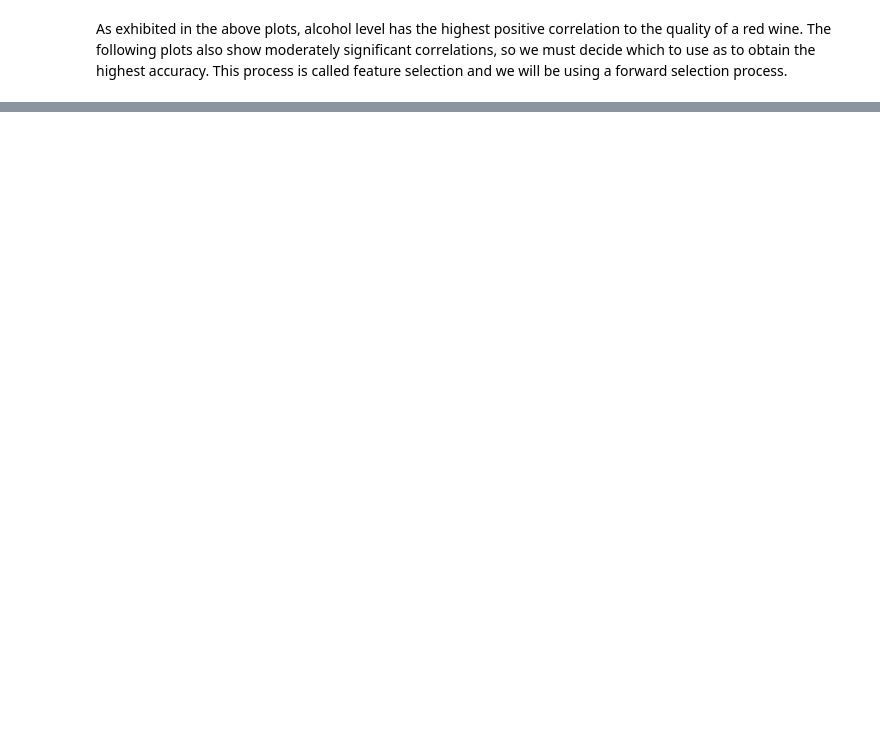
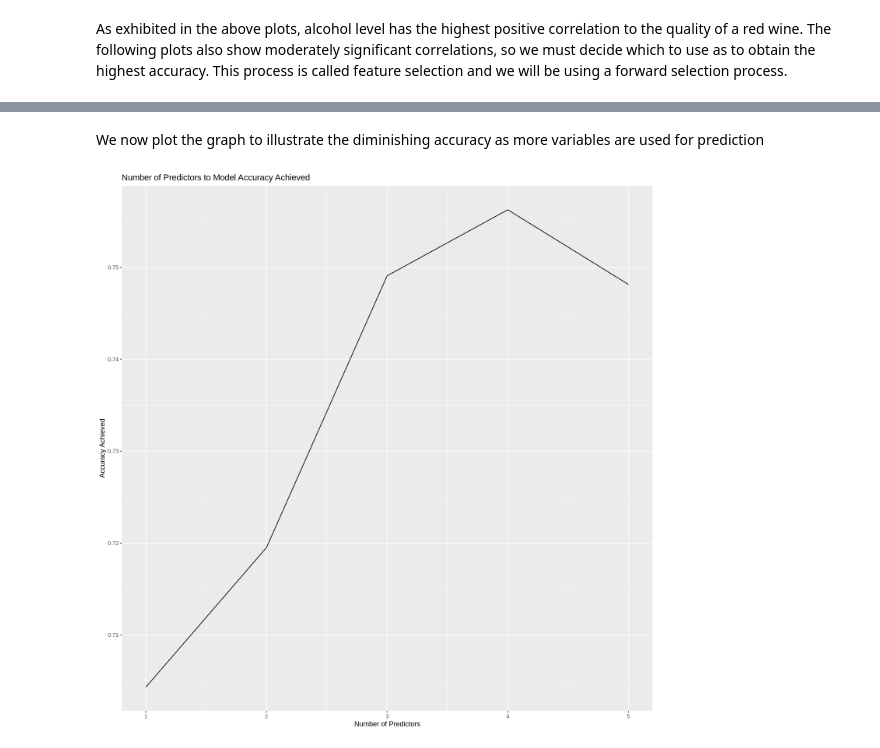
Before and after one commit to toluam/ds_group12_project, a Jupyter notebook: final_report.ipynb, the cells around one changed output, grey strips where cells are left out. Saved outputs shown, nothing was run; the diff lists cells and outputs as text; code cells hidden in the pictures; blank space fills up the shorter version.

```diff
--- a/final_report.ipynb
+++ b/final_report.ipynb
@@ -147,0 +477,11 @@ length(rw_good$binary.quality)
+# %% [markdown]
+We now plot the graph to illustrate the diminishing accuracy as more variables are used for prediction
+# %%
+accuracies_plot <- accuracies %>%
+    ggplot(aes(x = size, y = accuracy)) +
+    geom_line() +
+    labs(x = "Number of Predictors", y = "Accuracy Achieved", title = "Number of Predictors to Model Accuracy Achieved")
+
+accuracies_plot
+# %% [output]
+[figure, added]
```
Also changed, not shown: parts of 13 cells of this notebook.
